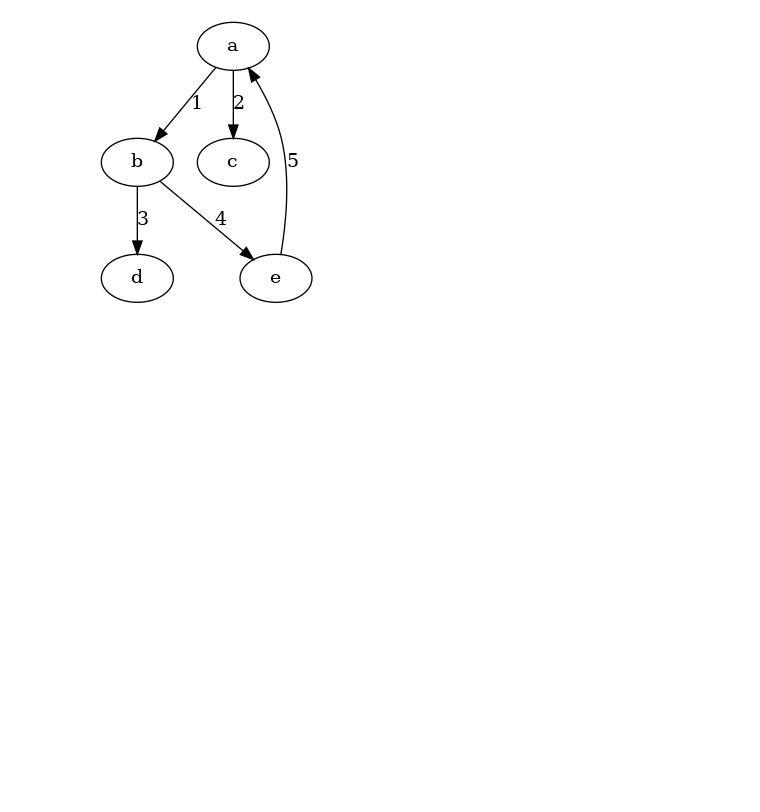
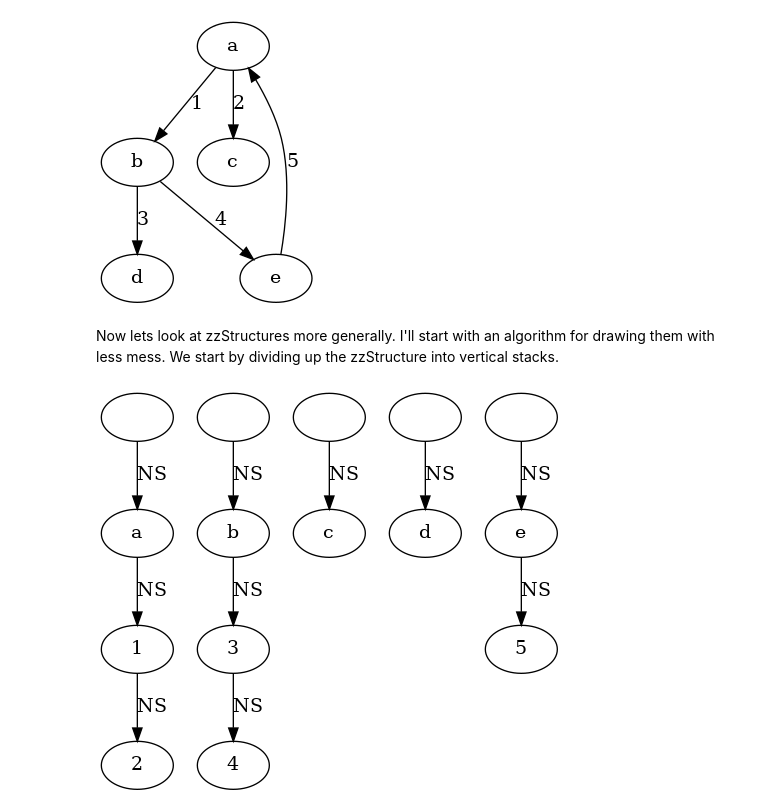
Before and after one commit to timthelion/rust-jupyter, a Jupyter notebook: walk-trees-part1-zzstructures.ipynb, the cells around one changed output. Saved outputs shown, nothing was run; the diff lists cells and outputs as text; code cells hidden in the pictures; blank space fills up the shorter version.

Commit message:
Work on drawing graphviz representations of zzStructures

```diff
--- a/walk-trees-part1-zzstructures.ipynb
+++ b/walk-trees-part1-zzstructures.ipynb
@@ -302,2 +302,14 @@ draw_graph(&from_pmzzs(zzg_2));
 # %% [output]
 [figure]
+# %% [markdown]
+Now lets look at zzStructures more generally. I'll start with an algorithm for drawing them with less mess. We start by dividing up the zzStructure into vertical stacks.
+# %%
+let stacks = zzg_2.filter_map(
+    |_, n| Some(n.clone()),
+    |_, e| match e {
+        Dimension::EW => None,
+        Dimension::NS => Some(Dimension::NS),
+});
+draw_graph(&stacks);
+# %% [output]
+[figure, added]
```
Also changed, not shown: parts of 4 cells of this notebook.
